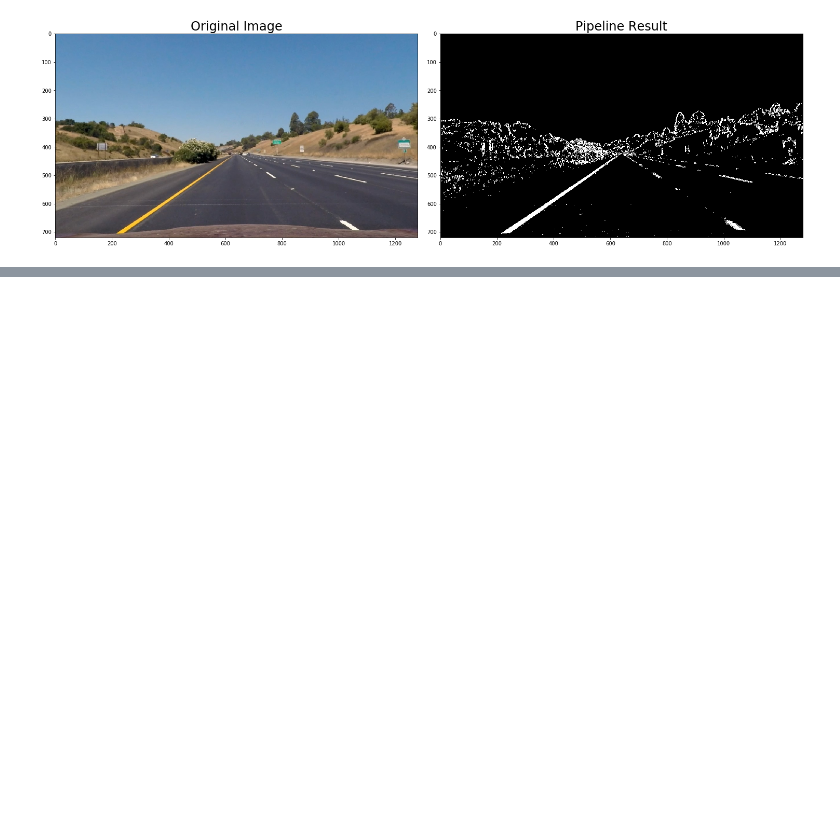
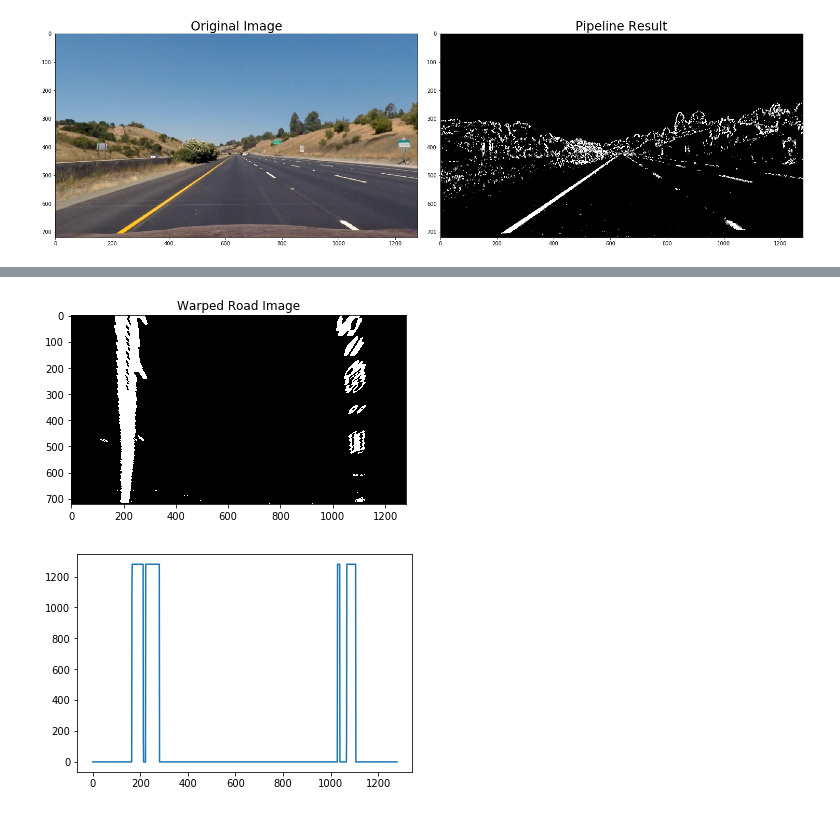
Before and after one commit to josephRog/CarND-Advanced-Lane-Lines, a Jupyter notebook: adv_lane_finding.ipynb, the cells around one changed output, grey strips where cells are left out. Drawn from its saved outputs; the diff is of its cells as text; code cells hidden in the pictures; blank space fills up the shorter version.

```diff
--- a/adv_lane_finding.ipynb
+++ b/adv_lane_finding.ipynb
@@ -200,0 +203,40 @@ plt.show()
+# %%
+
+
+road_src_points = np.array([list(bottom_left), list(top_left), list(top_right), list(bottom_right)],np.float32) # Points at the start
+
+point1 = list(bottom_left)
+
+point2 = [bottom_left[0]]
+point2.append(0)
+
+point3 = [bottom_right[0]]
+point3.append(0)
+
+point4 = list(bottom_right)
+
+#x = np.array([2,3,1,0])
+road_dst_points = np.array([point1, point2, point3, point4],np.float32) # Points after transform
+
+#print(road_src_points)
+#print(road_dst_points)
+
+warped_road = np.copy(image)
+
+img_size = (image.shape[1], image.shape[0])
+M = cv2.getPerspectiveTransform(road_src_points, road_dst_points)
+# Warp the image using OpenCV warpPerspective()
+warped_road = cv2.warpPerspective(binary_image, M, img_size)
+
+# Bird's Eye Road
+plt.imshow(warped_road, cmap='gray')
+plt.title("Warped Road Image")
+plt.show()
+
+# Plot Histogram
+histogram = np.sum(warped_road[warped_road[0],:], axis=0)
+plt.plot(histogram)
+plt.show()
+# %% [output]
+[figure, added]
+[figure, added]
```
Also changed, not shown: parts of 6 cells of this notebook.
